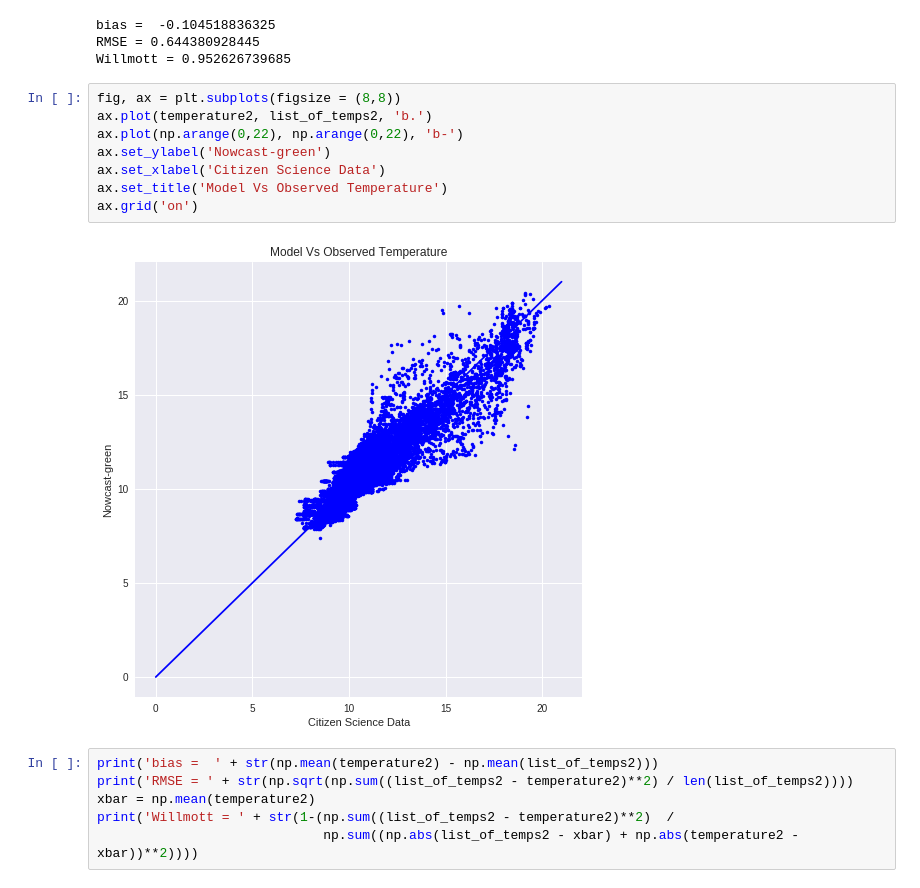
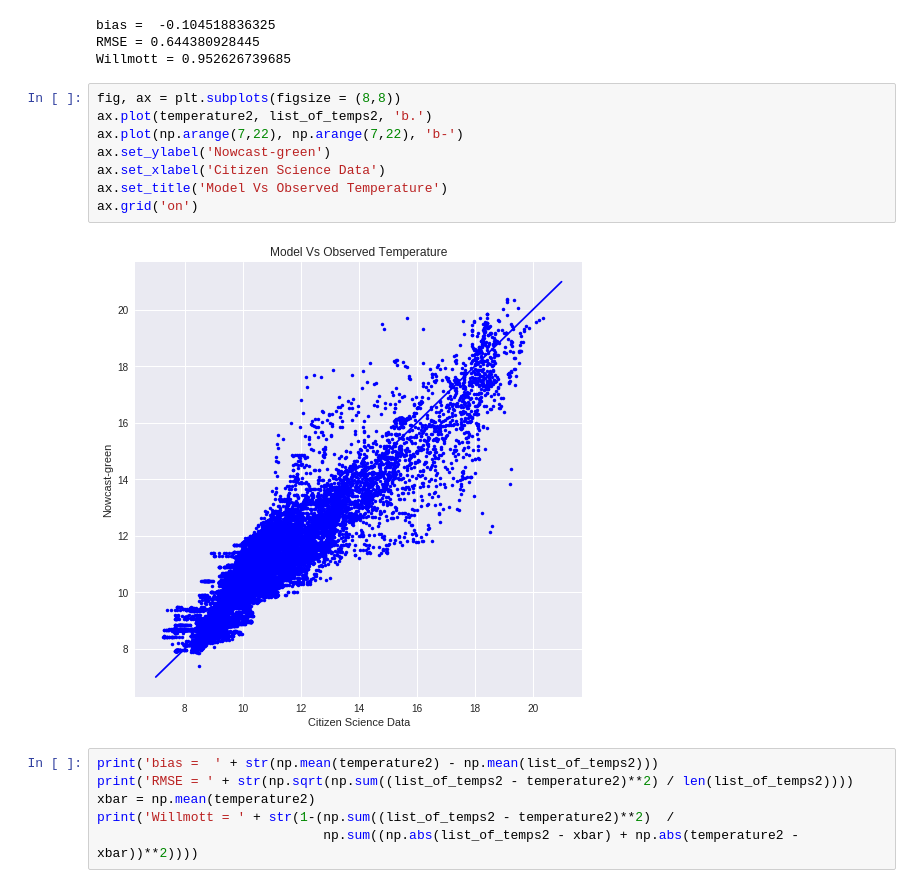
Before and after one commit to SalishSeaCast/analysis-vicky, a Jupyter notebook: notebooks/citizensience.ipynb, the cells around one changed output. Cells and saved outputs as stored; diff of their text form.

Commit message:
Adjust range of x and y in temperature plot.

```diff
--- a/notebooks/citizensience.ipynb
+++ b/notebooks/citizensience.ipynb
@@ -168,13 +168,13 @@ Willmott = 0.952626739685
 # %%
 fig, ax = plt.subplots(figsize = (8,8))
 ax.plot(temperature2, list_of_temps2, 'b.')
-ax.plot(np.arange(0,22), np.arange(0,22), 'b-')
+ax.plot(np.arange(7,22), np.arange(7,22), 'b-')
 ax.set_ylabel('Nowcast-green')
 ax.set_xlabel('Citizen Science Data')
 ax.set_title('Model Vs Observed Temperature')
 ax.grid('on')
 # %% [output]
-[figure, old version]
+[figure, new version]
 # %%
 print('bias =  ' + str(np.mean(temperature2) - np.mean(list_of_temps2)))
 print('RMSE = ' + str(np.sqrt(np.sum((list_of_temps2 - temperature2)**2) / len(list_of_temps2))))
```
